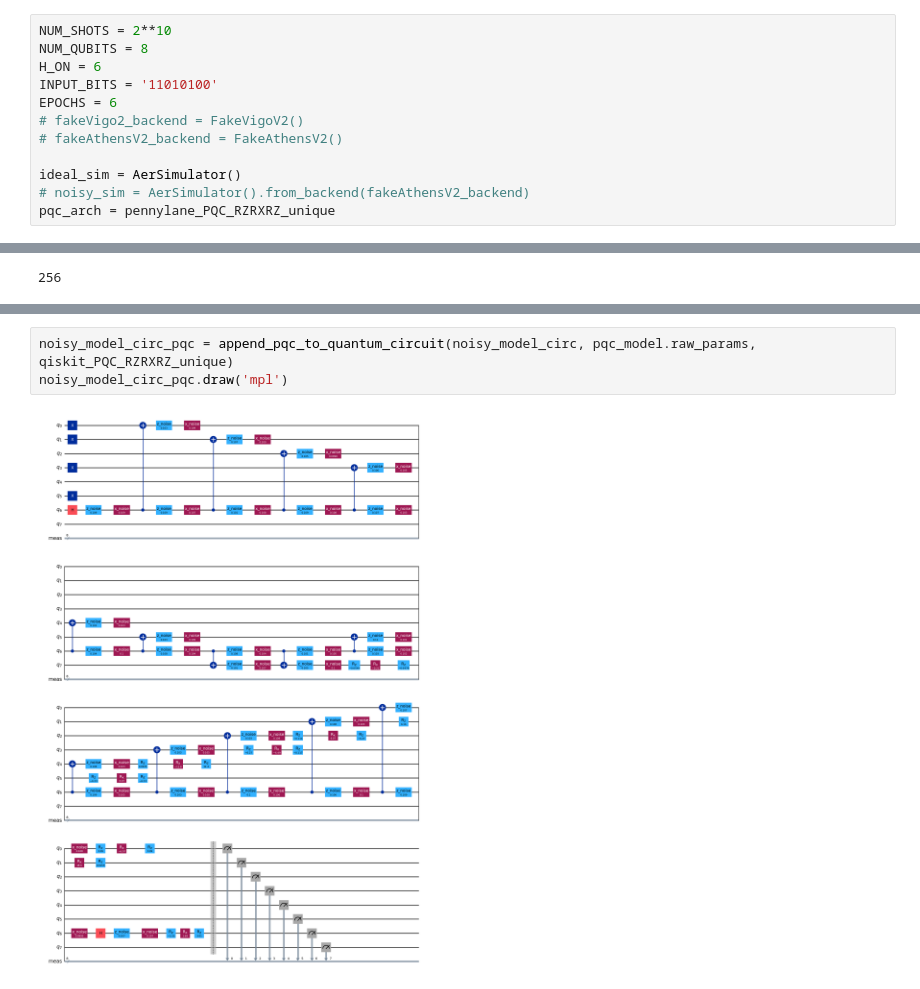
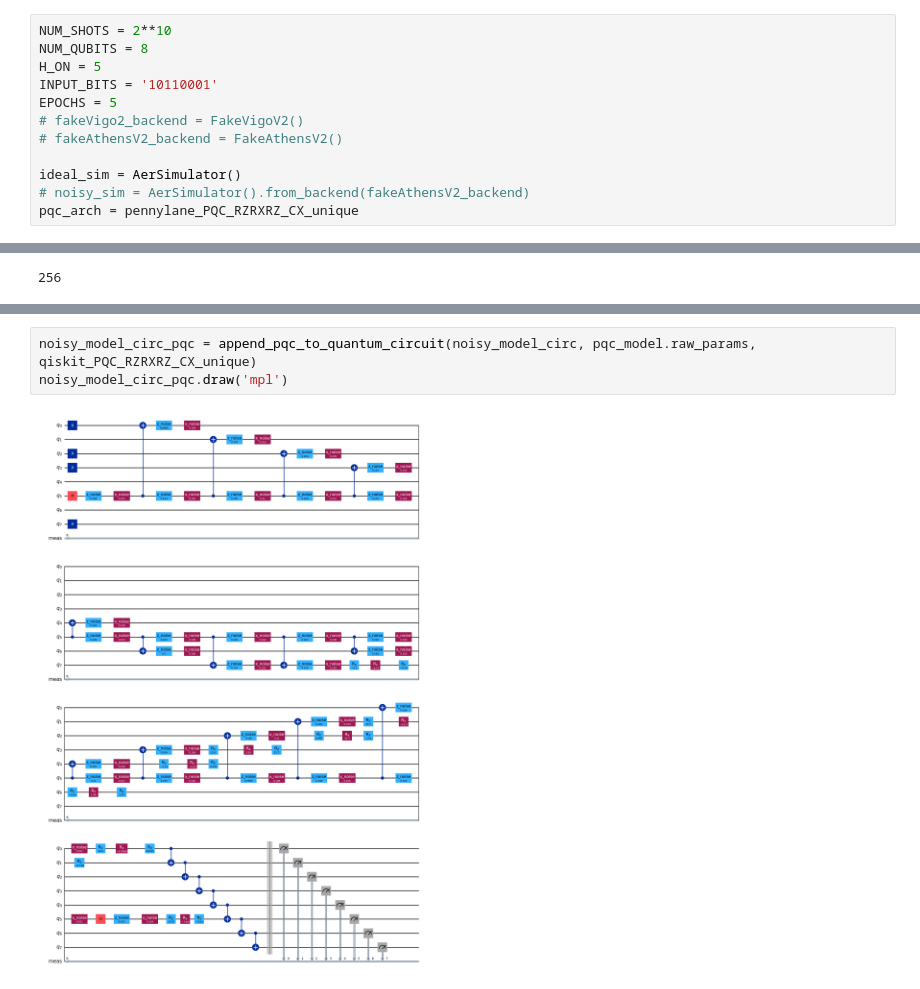
Before and after one commit to ashutiw2k/nequa, a Jupyter notebook: test_notebooks/Torch_PennyLane_NoisyCirc_IdealBackend.ipynb, the cells around one changed output, grey strips where cells are left out. Cells and saved outputs as stored; diff of their text form.

```diff
--- a/test_notebooks/Torch_PennyLane_NoisyCirc_IdealBackend.ipynb
+++ b/test_notebooks/Torch_PennyLane_NoisyCirc_IdealBackend.ipynb
@@ -48,15 +48,15 @@ Torch running on Apple GPU
 # %%
 NUM_SHOTS = 2**10
 NUM_QUBITS = 8
-H_ON = 6
-INPUT_BITS = '11010100'
-EPOCHS = 6
+H_ON = 5
+INPUT_BITS = '10110001'
+EPOCHS = 5
 # fakeVigo2_backend = FakeVigoV2()
 # fakeAthensV2_backend = FakeAthensV2()
 
 ideal_sim = AerSimulator()
 # noisy_sim = AerSimulator().from_backend(fakeAthensV2_backend)
-pqc_arch = pennylane_PQC_RZRXRZ_unique
+pqc_arch = pennylane_PQC_RZRXRZ_CX_unique
 # %%
 noise_model = BitPhaseFlipNoise()
 
@@ -195,8 +188,8 @@ noisy_model_circ.draw('mpl')
 # %%
-noisy_model_circ_pqc = append_pqc_to_quantum_circuit(noisy_model_circ, pqc_model.raw_params, qiskit_PQC_RZRXRZ_unique)
+noisy_model_circ_pqc = append_pqc_to_quantum_circuit(noisy_model_circ, pqc_model.raw_params, qiskit_PQC_RZRXRZ_CX_unique)
 noisy_model_circ_pqc.draw('mpl')
 # %% [output]
-[figure, old version]
+[figure, new version]
 # %%
 # transpiled_circ = transpile(noisy_model_circ_pqc, ideal_sim)
 # result = ideal_sim.run(transpiled_circ, shots=NUM_SHOTS).result()
```
Also changed, not shown: parts of 13 cells of this notebook, 26 other files.
